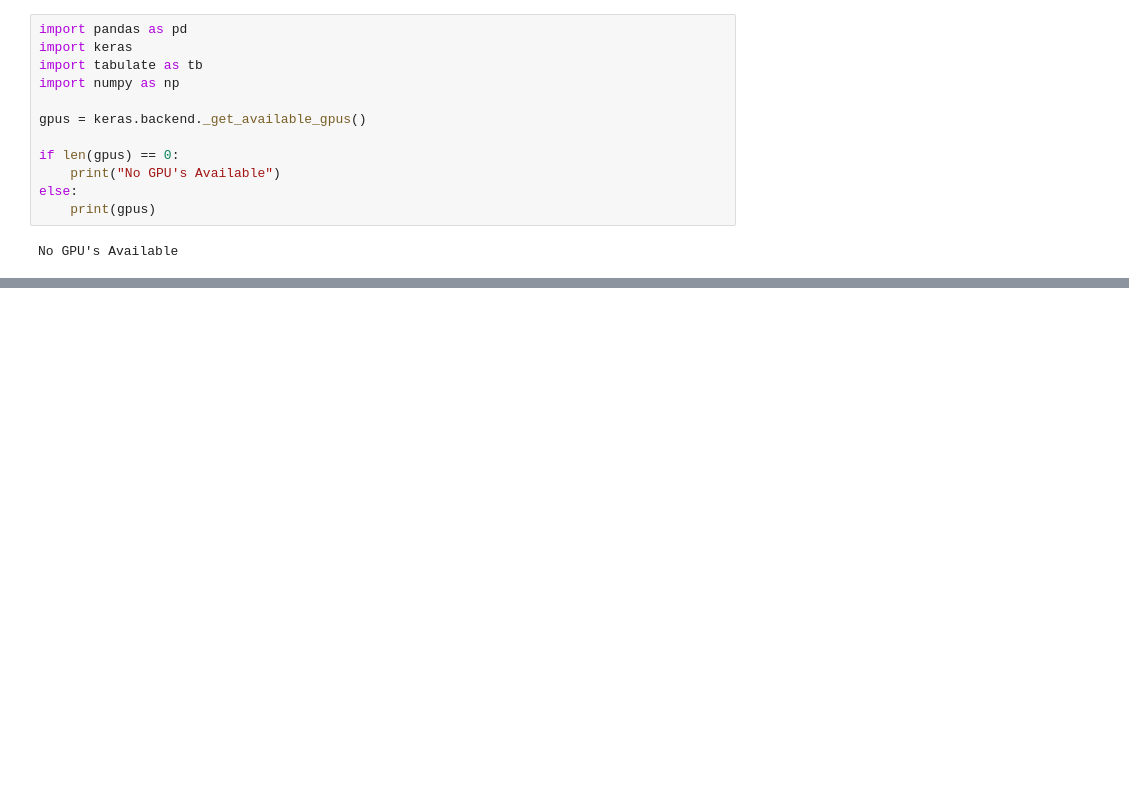
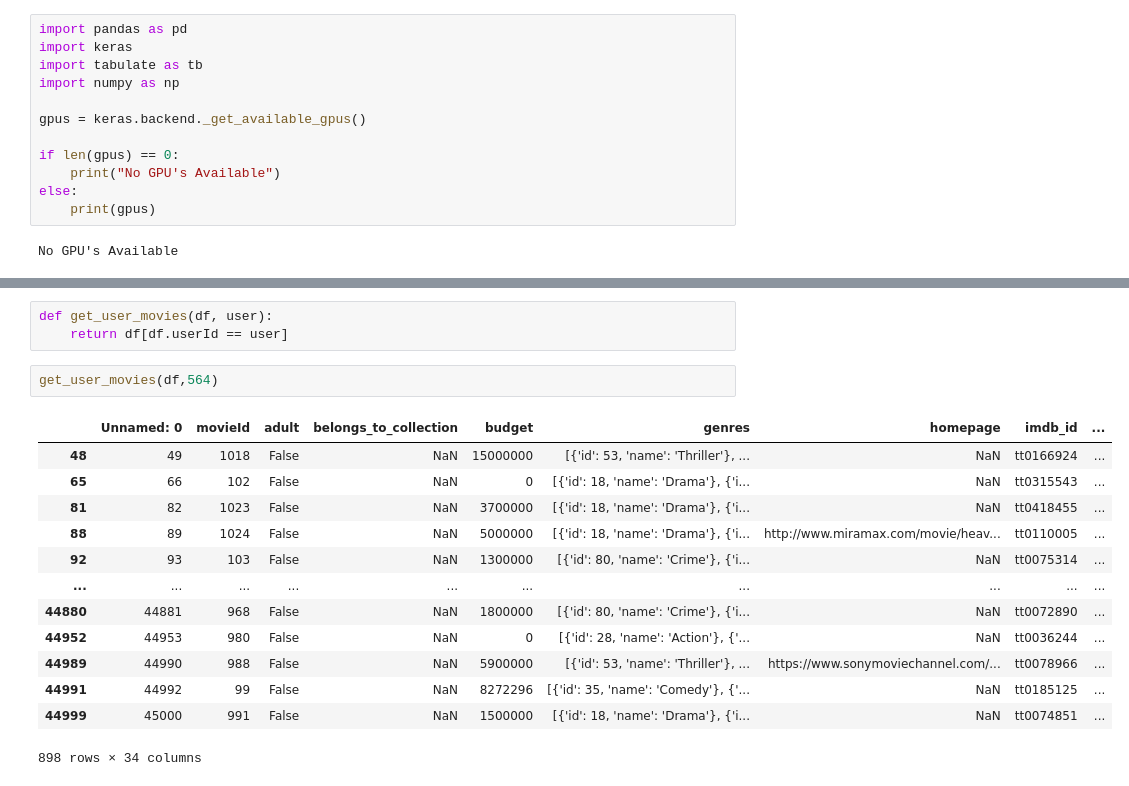
Before and after one commit to marinadelvecchio/AI_Project_Team_5, a Jupyter notebook: Untitled.ipynb, the cells around one changed output, grey strips where cells are left out. Saved outputs shown, nothing was run; the diff lists cells and outputs as text; blank space fills up the shorter version.

Commit message:
Moview

```diff
--- a/Untitled.ipynb
+++ b/Untitled.ipynb
@@ -65,0 +66,19 @@ array(['Unnamed: 0', 'movieId', 'adult', 'belongs_to_collection',
+# %%
+def get_user_movies(df, user):
+    return df[df.userId == user]
+# %%
+get_user_movies(df,564)
+# %% [output]
+|  | Unnamed: 0 | movieId | adult | belongs_to_collection | budget | genres | homepage | imdb_id | ... |
+| 48 | 49 | 1018 | False | NaN | 15000000 | [{'id': 53, 'name': 'Thriller'}, ... | NaN | tt0166924 | ... |
+| 65 | 66 | 102 | False | NaN | 0 | [{'id': 18, 'name': 'Drama'}, {'i... | NaN | tt0315543 | ... |
+| 81 | 82 | 1023 | False | NaN | 3700000 | [{'id': 18, 'name': 'Drama'}, {'i... | NaN | tt0418455 | ... |
+| 88 | 89 | 1024 | False | NaN | 5000000 | [{'id': 18, 'name': 'Drama'}, {'i... | http://www.miramax.com/movie/heav... | tt0110005 | ... |
+| 92 | 93 | 103 | False | NaN | 1300000 | [{'id': 80, 'name': 'Crime'}, {'i... | NaN | tt0075314 | ... |
+| ... | ... | ... | ... | ... | ... | ... | ... | ... | ... |
+| 44880 | 44881 | 968 | False | NaN | 1800000 | [{'id': 80, 'name': 'Crime'}, {'i... | NaN | tt0072890 | ... |
+| 44952 | 44953 | 980 | False | NaN | 0 | [{'id': 28, 'name': 'Action'}, {'... | NaN | tt0036244 | ... |
+| 44989 | 44990 | 988 | False | NaN | 5900000 | [{'id': 53, 'name': 'Thriller'}, ... | https://www.sonymoviechannel.com/... | tt0078966 | ... |
+| 44991 | 44992 | 99 | False | NaN | 8272296 | [{'id': 35, 'name': 'Comedy'}, {'... | NaN | tt0185125 | ... |
+| 44999 | 45000 | 991 | False | NaN | 1500000 | [{'id': 18, 'name': 'Drama'}, {'i... | NaN | tt0074851 | ... |
+898 rows × 34 columns
```
Also changed, not shown: parts of 7 cells of this notebook.
